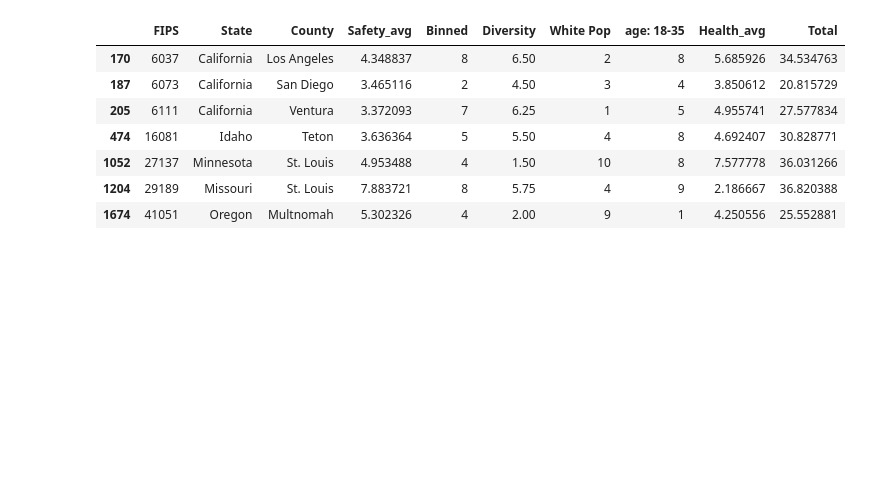
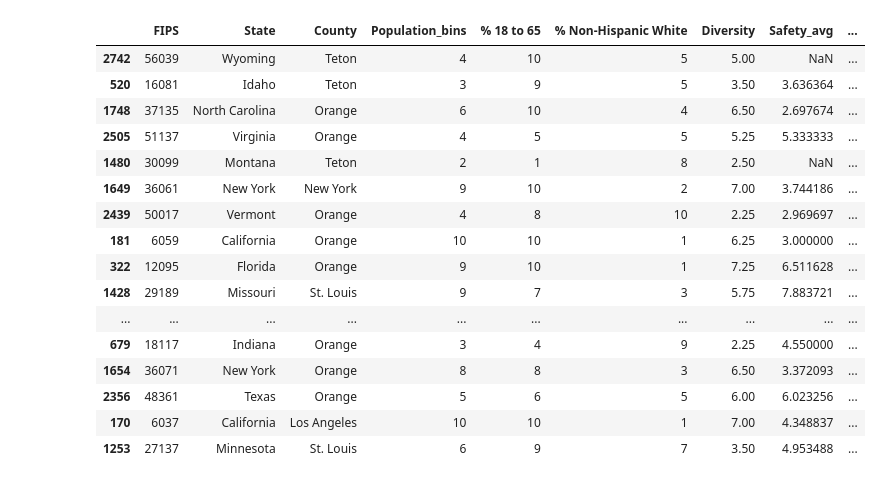
Before and after one commit to buonicannoli/AnotherTown, a Jupyter notebook: Notebooks/Master.ipynb, the cells around one changed output. Cells and saved outputs as stored; diff of their text form; code cells hidden in the pictures; blank space fills up the shorter version.

Commit message:
add economy and col

```diff
--- a/Notebooks/Master.ipynb
+++ b/Notebooks/Master.ipynb
@@ -4,3 +6,5 @@ import pandas as pd
 safety = pd.read_csv('C:/Users/User/Documents/GitHub/AnotherTown/Data/Cleaned/Safety_Scores.csv', index_col=0)
 health = pd.read_csv('C:/Users/User/Documents/GitHub/AnotherTown/Data/Cleaned/Health_Scores.csv', index_col=0)
 demo = pd.read_csv('C:/Users/User/Documents/GitHub/AnotherTown/Data/Cleaned/Demo_Scores.csv', index_col=0)
+economy =pd.read_csv('C:/Users/User/Documents/GitHub/AnotherTown/Data/Cleaned/Economy_Scores.csv', index_col=0)
+col = pd.read_csv('C:/Users/User/Documents/GitHub/AnotherTown/Data/Cleaned/COL_Scores.csv', index_col=0)
@@ -14,7 +11,9 @@ demo[demo['County'].isin(['Los Angeles', 'Elbert'])]
 # %%
 df = demo.copy(deep=True,)
-df= df.merge(safety, on=['FIPS', 'State', 'County'])
+df= df.merge(safety, on=['FIPS', 'State', 'County'], how='outer')
 df= df.merge(health, on=['FIPS', 'State', 'County'])
-
-df['Total'] = df.iloc[:,7:].sum(axis = 1, skipna = True)
-df[df['State'] == 'California'].sort_values(by=['Total'])
+df=df.merge(economy, on=['FIPS', 'State', 'County'])
+df=df.merge(col, on=['FIPS', 'State', 'County'])
+df.head(3)
+df['Total'] = df.iloc[:,7:].mean(axis = 1, skipna = True)
+# df[df['Population_bins'] > 8].sort_values(by=['Total'])
@@ -39,14 +60,24 @@ df[df['State'] == 'California'].sort_values(by=['Total'])
 # %%
-df[df['County'].isin(['San Diego', 'Los Angeles', 'Ventura', 'Multnomah', 'Teton', 'St. Louis'])]
+counties = ['San Diego', 'Los Angeles', 'Ventura', 'Multnomah', 'Teton', 'St. Louis', 'New York', 'Orange']
+df[df['County'].isin(counties)].sort_values(by=['Total'])
 # %% [output]
-|  | FIPS | State | County | Safety_avg | Binned | Diversity | White Pop | age: 18-35 | Health_avg | Total |
-| 170 | 6037 | California | Los Angeles | 4.348837 | 8 | 6.50 | 2 | 8 | 5.685926 | 34.534763 |
-| 187 | 6073 | California | San Diego | 3.465116 | 2 | 4.50 | 3 | 4 | 3.850612 | 20.815729 |
-| 205 | 6111 | California | Ventura | 3.372093 | 7 | 6.25 | 1 | 5 | 4.955741 | 27.577834 |
-| 474 | 16081 | Idaho | Teton | 3.636364 | 5 | 5.50 | 4 | 8 | 4.692407 | 30.828771 |
-| 1052 | 27137 | Minnesota | St. Louis | 4.953488 | 4 | 1.50 | 10 | 8 | 7.577778 | 36.031266 |
-| 1204 | 29189 | Missouri | St. Louis | 7.883721 | 8 | 5.75 | 4 | 9 | 2.186667 | 36.820388 |
-| 1674 | 41051 | Oregon | Multnomah | 5.302326 | 4 | 2.00 | 9 | 1 | 4.250556 | 25.552881 |
+|  | FIPS | State | County | Population_bins | % 18 to 65 | % Non-Hispanic White | Diversity | Safety_avg | ... |
+| 2742 | 56039 | Wyoming | Teton | 4 | 10 | 5 | 5.00 | NaN | ... |
+| 520 | 16081 | Idaho | Teton | 3 | 9 | 5 | 3.50 | 3.636364 | ... |
+| 1748 | 37135 | North Carolina | Orange | 6 | 10 | 4 | 6.50 | 2.697674 | ... |
+| 2505 | 51137 | Virginia | Orange | 4 | 5 | 5 | 5.25 | 5.333333 | ... |
+| 1480 | 30099 | Montana | Teton | 2 | 1 | 8 | 2.50 | NaN | ... |
+| 1649 | 36061 | New York | New York | 9 | 10 | 2 | 7.00 | 3.744186 | ... |
+| 2439 | 50017 | Vermont | Orange | 4 | 8 | 10 | 2.25 | 2.969697 | ... |
+| 181 | 6059 | California | Orange | 10 | 10 | 1 | 6.25 | 3.000000 | ... |
+| 322 | 12095 | Florida | Orange | 9 | 10 | 1 | 7.25 | 6.511628 | ... |
+| 1428 | 29189 | Missouri | St. Louis | 9 | 7 | 3 | 5.75 | 7.883721 | ... |
+| ... | ... | ... | ... | ... | ... | ... | ... | ... | ... |
+| 679 | 18117 | Indiana | Orange | 3 | 4 | 9 | 2.25 | 4.550000 | ... |
+| 1654 | 36071 | New York | Orange | 8 | 8 | 3 | 6.50 | 3.372093 | ... |
+| 2356 | 48361 | Texas | Orange | 5 | 6 | 5 | 6.00 | 6.023256 | ... |
+| 170 | 6037 | California | Los Angeles | 10 | 10 | 1 | 7.00 | 4.348837 | ... |
+| 1253 | 27137 | Minnesota | St. Louis | 6 | 9 | 7 | 3.50 | 4.953488 | ... |
 # %%
 df[df['County'].isin(['Los Angeles'])]
 # %% [output]
```
Also changed, not shown: parts of 9 cells of this notebook, 6 other files.
